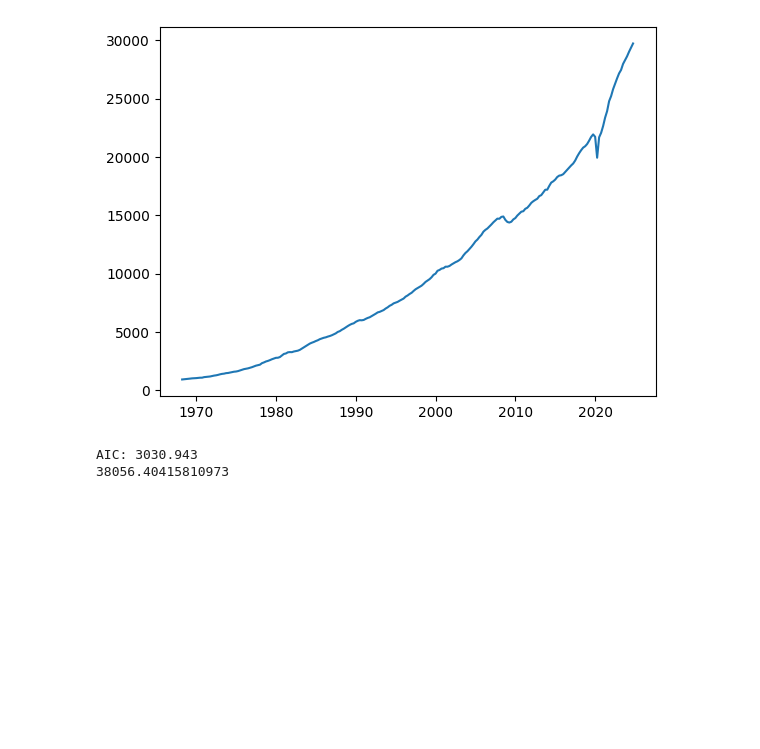
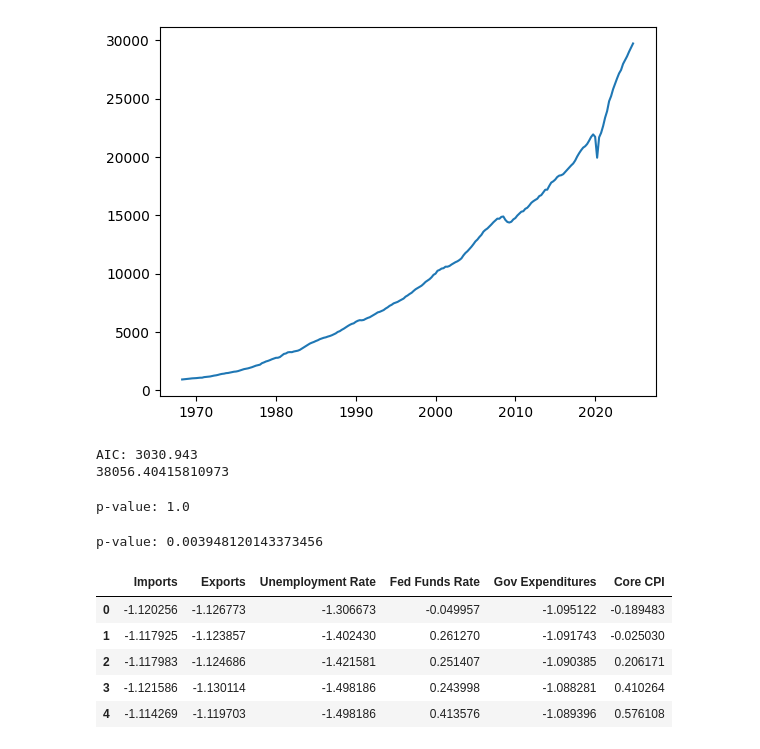
Before and after one commit to squilliam34/GDP, a Jupyter notebook: script.ipynb, the cells around one changed output. Drawn from its saved outputs; the diff is of its cells as text; code cells hidden in the pictures; blank space fills up the shorter version.

Commit message:
Implement ARIMAX model

```diff
--- a/script.ipynb
+++ b/script.ipynb
@@ -315,3 +315,19 @@ print(((data['GDP'].iloc[p:] - predictions)**2).mean())
 # %% [output]
 AIC: 3030.943
 38056.40415810973
+# %%
+# now try a more complex model with more variables - ARIMAX
+# see if it performs better than the autoregressive model
+
+# first check for stationarity of the data
+from statsmodels.tsa.stattools import adfuller
+print('p-value:', adfuller(data['GDP'])[1])
+# %% [output]
+p-value: 1.0
+# %%
+# determine d value
+# try differencing by 1
+d1 = data['GDP'].diff().dropna()
+print('p-value:', adfuller(d1)[1])
+# %% [output]
+p-value: 0.003948120143373456
@@ -317,0 +337,17 @@ AIC: 3030.943
+# %%
+# data preprocessing of exogenous variables
+exogenous_vars = data.drop(columns=['Date', 'GDP'])
+
+# standardize exogenous variables
+def standardize(data):
+    return (data - data.mean()) / data.std()
+for col in exogenous_vars.columns:
+    exogenous_vars[col] = standardize(exogenous_vars[col])
+exogenous_vars.head()
+# %% [output]
+|  | Imports | Exports | Unemployment Rate | Fed Funds Rate | Gov Expenditures | Core CPI |
+| 0 | -1.120256 | -1.126773 | -1.306673 | -0.049957 | -1.095122 | -0.189483 |
+| 1 | -1.117925 | -1.123857 | -1.402430 | 0.261270 | -1.091743 | -0.025030 |
+| 2 | -1.117983 | -1.124686 | -1.421581 | 0.251407 | -1.090385 | 0.206171 |
+| 3 | -1.121586 | -1.130114 | -1.498186 | 0.243998 | -1.088281 | 0.410264 |
+| 4 | -1.114269 | -1.119703 | -1.498186 | 0.413576 | -1.089396 | 0.576108 |
```
Also changed, not shown: parts of 2 cells of this notebook.
